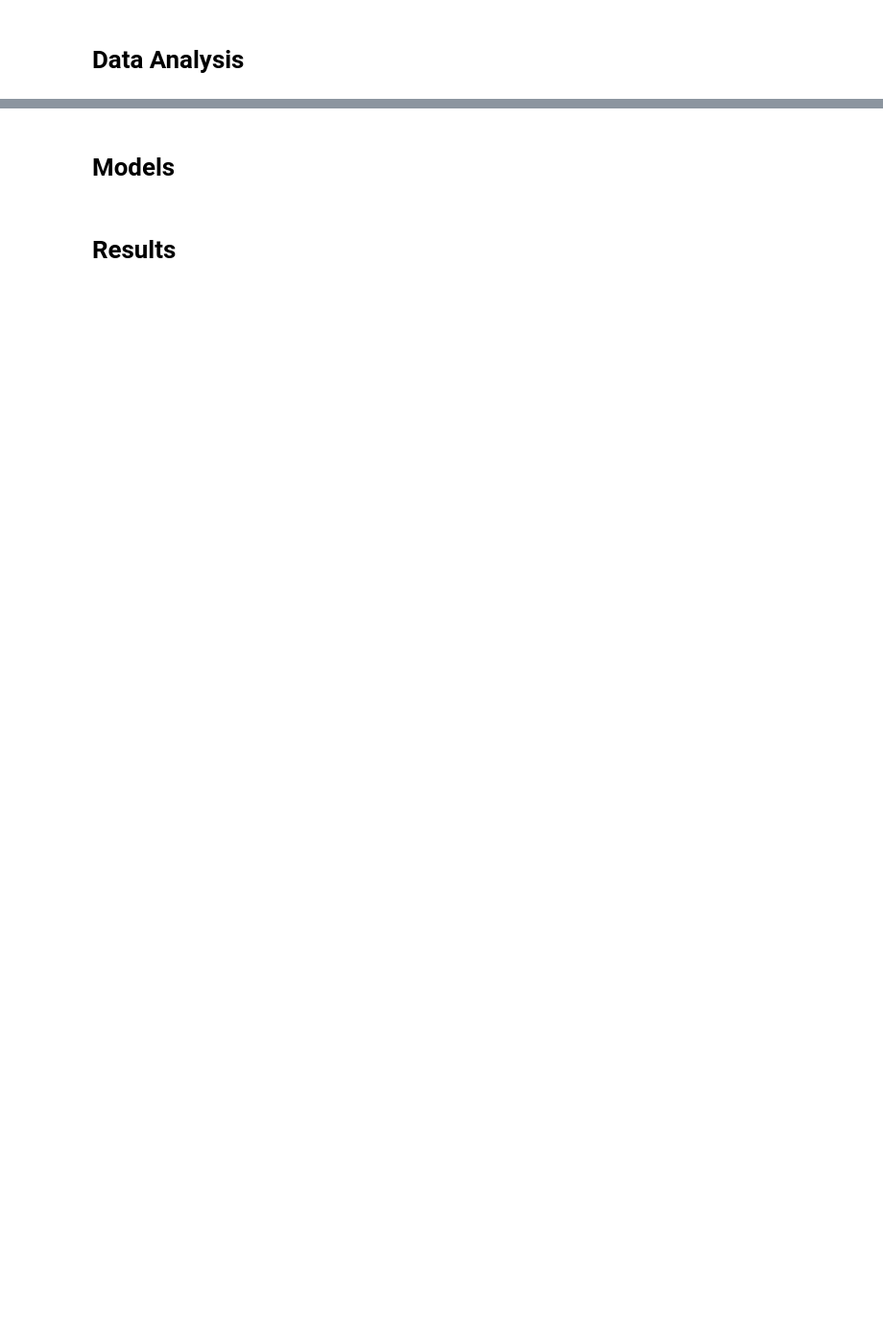
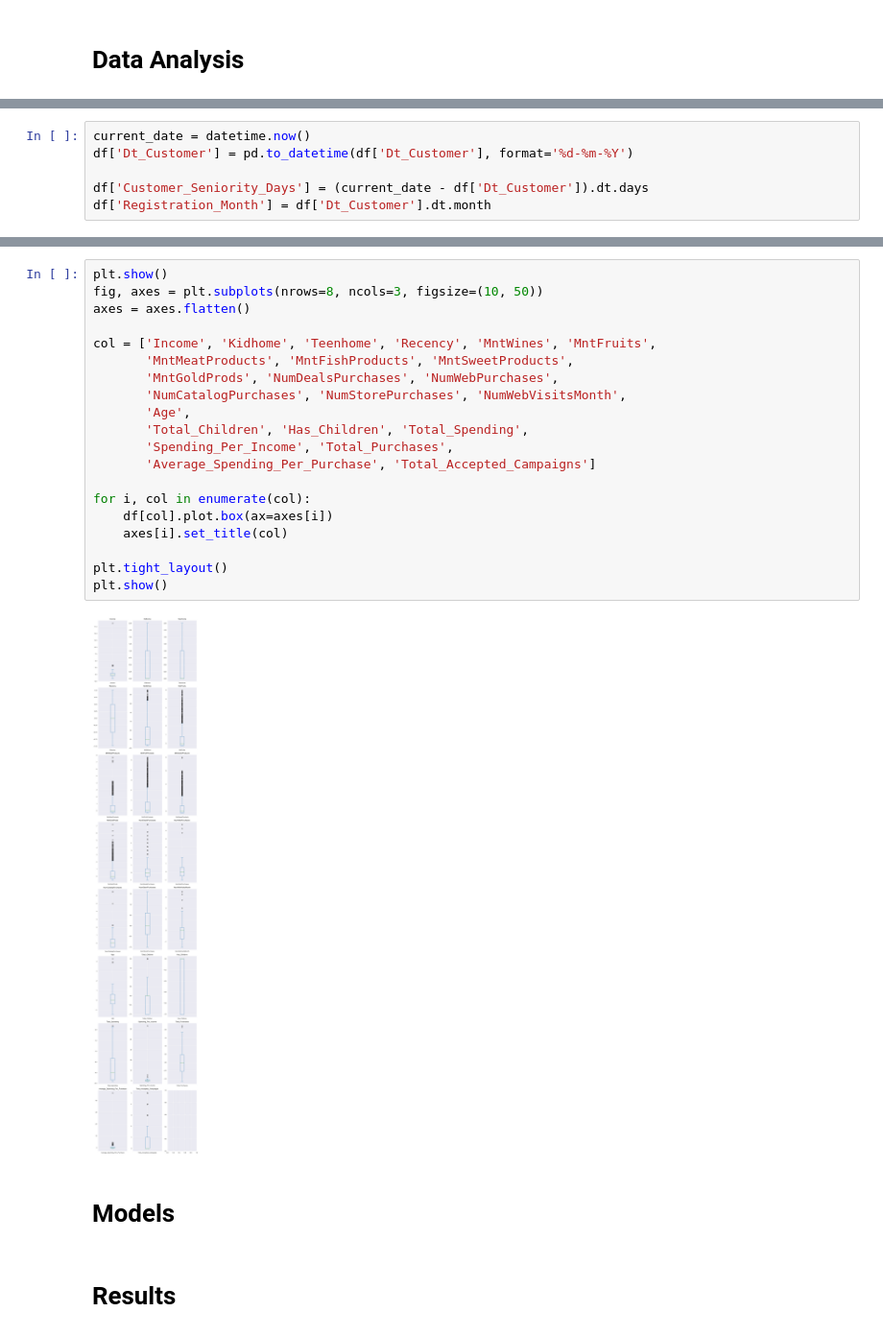
Before and after one commit to IDrumo/AI-Introduction, a Jupyter notebook: 2. Задача кластеризации/classwork/classwork.ipynb, the cells around one changed output, grey strips where cells are left out. Shown at 96% size. Saved outputs shown, nothing was run; the diff lists cells and outputs as text; blank space fills up the shorter version.

```diff
--- a/2. Задача кластеризации/classwork/classwork.ipynb
+++ b/2. Задача кластеризации/classwork/classwork.ipynb
@@ -38,0 +206,6 @@ print(f"Успешно загружен файл: {csv_file.name}")
+# %%
+current_date = datetime.now()
+df['Dt_Customer'] = pd.to_datetime(df['Dt_Customer'], format='%d-%m-%Y')
+
+df['Customer_Seniority_Days'] = (current_date - df['Dt_Customer']).dt.days
+df['Registration_Month'] = df['Dt_Customer'].dt.month
@@ -39,3 +305,25 @@ print(f"Успешно загружен файл: {csv_file.name}")
+# %%
+plt.show()
+fig, axes = plt.subplots(nrows=8, ncols=3, figsize=(10, 50))
+axes = axes.flatten()
+
+col = ['Income', 'Kidhome', 'Teenhome', 'Recency', 'MntWines', 'MntFruits',
+       'MntMeatProducts', 'MntFishProducts', 'MntSweetProducts',
+       'MntGoldProds', 'NumDealsPurchases', 'NumWebPurchases',
+       'NumCatalogPurchases', 'NumStorePurchases', 'NumWebVisitsMonth',
+       'Age',
+       'Total_Children', 'Has_Children', 'Total_Spending',
+       'Spending_Per_Income', 'Total_Purchases',
+       'Average_Spending_Per_Purchase', 'Total_Accepted_Campaigns']
+
+for i, col in enumerate(col):
+    df[col].plot.box(ax=axes[i])
+    axes[i].set_title(col)
+
+plt.tight_layout()
+plt.show()
+# %% [output]
+[figure, added]
 # %% [markdown]
 # Models
 # %% [markdown]
```
Also changed, not shown: parts of 28 cells of this notebook.
